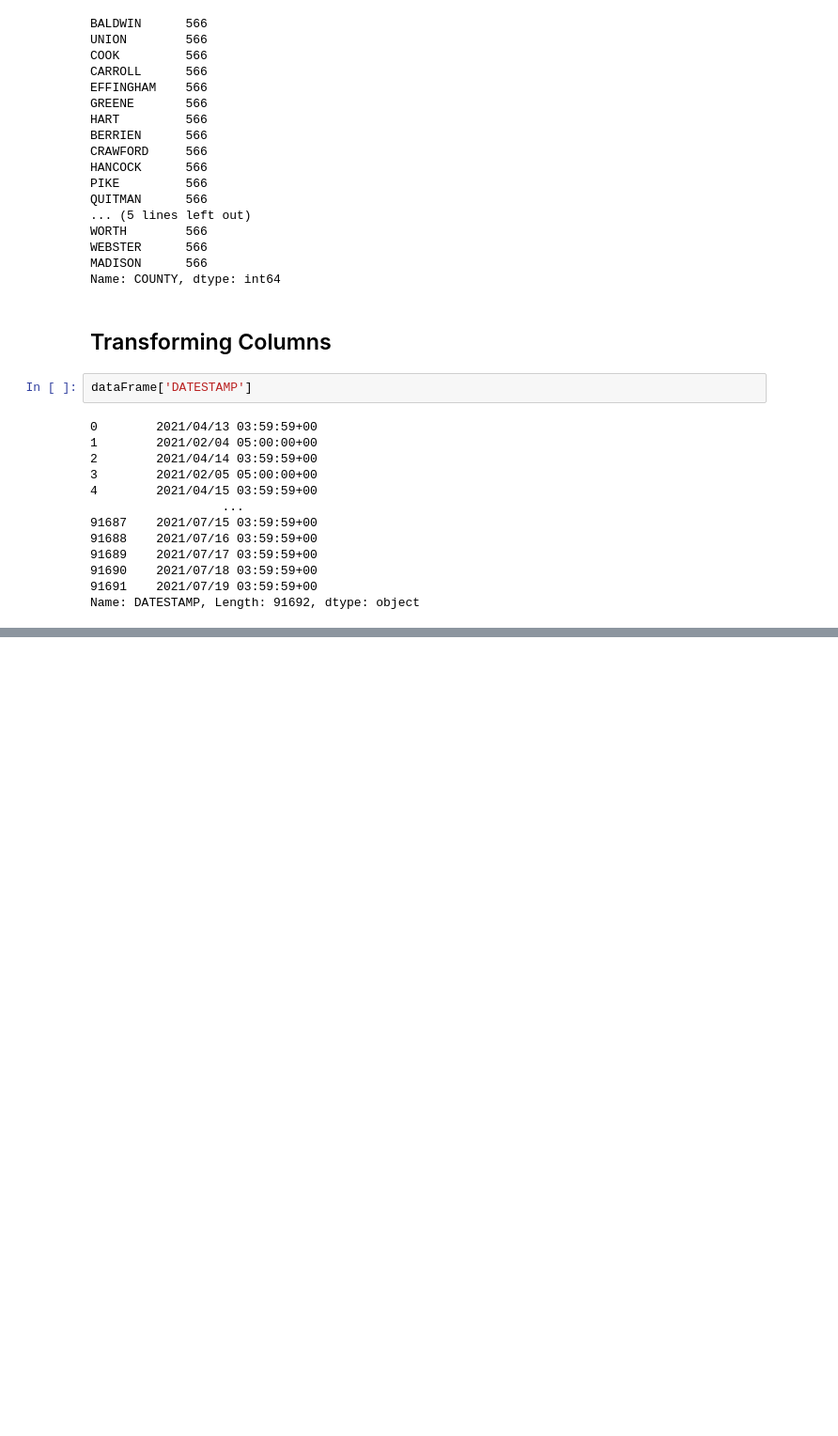
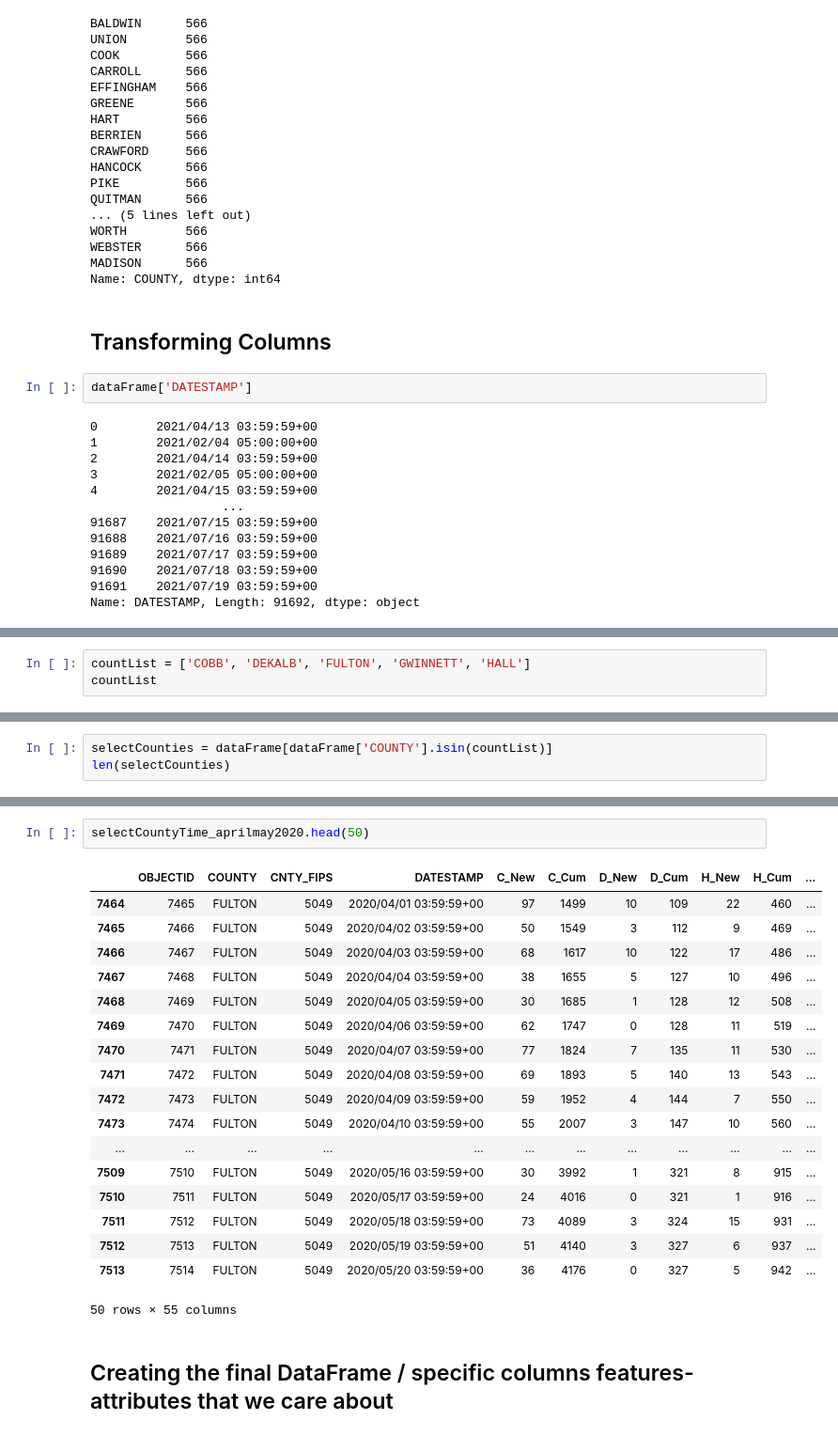
Before and after one commit to lozo6/healthcare-visuals, a Jupyter notebook: visualization.ipynb, the cells around one changed output, grey strips where cells are left out. Shown: that part at 94% size. Saved outputs shown, nothing was run; the diff lists cells and outputs as text; blank space fills up the shorter version.

```diff
--- a/visualization.ipynb
+++ b/visualization.ipynb
@@ -164,0 +369,3 @@ datetime64[ns, UTC]
+# %%
+countList = ['COBB', 'DEKALB', 'FULTON', 'GWINNETT', 'HALL']
+countList
@@ -164,0 +374,3 @@ datetime64[ns, UTC]
+# %%
+selectCounties = dataFrame[dataFrame['COUNTY'].isin(countList)]
+len(selectCounties)
@@ -164,0 +414,23 @@ datetime64[ns, UTC]
+# %%
+selectCountyTime_aprilmay2020.head(50)
+# %% [output]
+|  | OBJECTID | COUNTY | CNTY_FIPS | DATESTAMP | C_New | C_Cum | D_New | D_Cum | H_New | H_Cum | ... |
+| 7464 | 7465 | FULTON | 5049 | 2020/04/01 03:59:59+00 | 97 | 1499 | 10 | 109 | 22 | 460 | ... |
+| 7465 | 7466 | FULTON | 5049 | 2020/04/02 03:59:59+00 | 50 | 1549 | 3 | 112 | 9 | 469 | ... |
+| 7466 | 7467 | FULTON | 5049 | 2020/04/03 03:59:59+00 | 68 | 1617 | 10 | 122 | 17 | 486 | ... |
+| 7467 | 7468 | FULTON | 5049 | 2020/04/04 03:59:59+00 | 38 | 1655 | 5 | 127 | 10 | 496 | ... |
+| 7468 | 7469 | FULTON | 5049 | 2020/04/05 03:59:59+00 | 30 | 1685 | 1 | 128 | 12 | 508 | ... |
+| 7469 | 7470 | FULTON | 5049 | 2020/04/06 03:59:59+00 | 62 | 1747 | 0 | 128 | 11 | 519 | ... |
+| 7470 | 7471 | FULTON | 5049 | 2020/04/07 03:59:59+00 | 77 | 1824 | 7 | 135 | 11 | 530 | ... |
+| 7471 | 7472 | FULTON | 5049 | 2020/04/08 03:59:59+00 | 69 | 1893 | 5 | 140 | 13 | 543 | ... |
+| 7472 | 7473 | FULTON | 5049 | 2020/04/09 03:59:59+00 | 59 | 1952 | 4 | 144 | 7 | 550 | ... |
+| 7473 | 7474 | FULTON | 5049 | 2020/04/10 03:59:59+00 | 55 | 2007 | 3 | 147 | 10 | 560 | ... |
+| ... | ... | ... | ... | ... | ... | ... | ... | ... | ... | ... | ... |
+| 7509 | 7510 | FULTON | 5049 | 2020/05/16 03:59:59+00 | 30 | 3992 | 1 | 321 | 8 | 915 | ... |
+| 7510 | 7511 | FULTON | 5049 | 2020/05/17 03:59:59+00 | 24 | 4016 | 0 | 321 | 1 | 916 | ... |
+| 7511 | 7512 | FULTON | 5049 | 2020/05/18 03:59:59+00 | 73 | 4089 | 3 | 324 | 15 | 931 | ... |
+| 7512 | 7513 | FULTON | 5049 | 2020/05/19 03:59:59+00 | 51 | 4140 | 3 | 327 | 6 | 937 | ... |
+| 7513 | 7514 | FULTON | 5049 | 2020/05/20 03:59:59+00 | 36 | 4176 | 0 | 327 | 5 | 942 | ... |
+50 rows × 55 columns
+# %% [markdown]
+## Creating the final DataFrame / specific columns features-attributes that we care about
```
Also changed, not shown: parts of 35 cells of this notebook.
